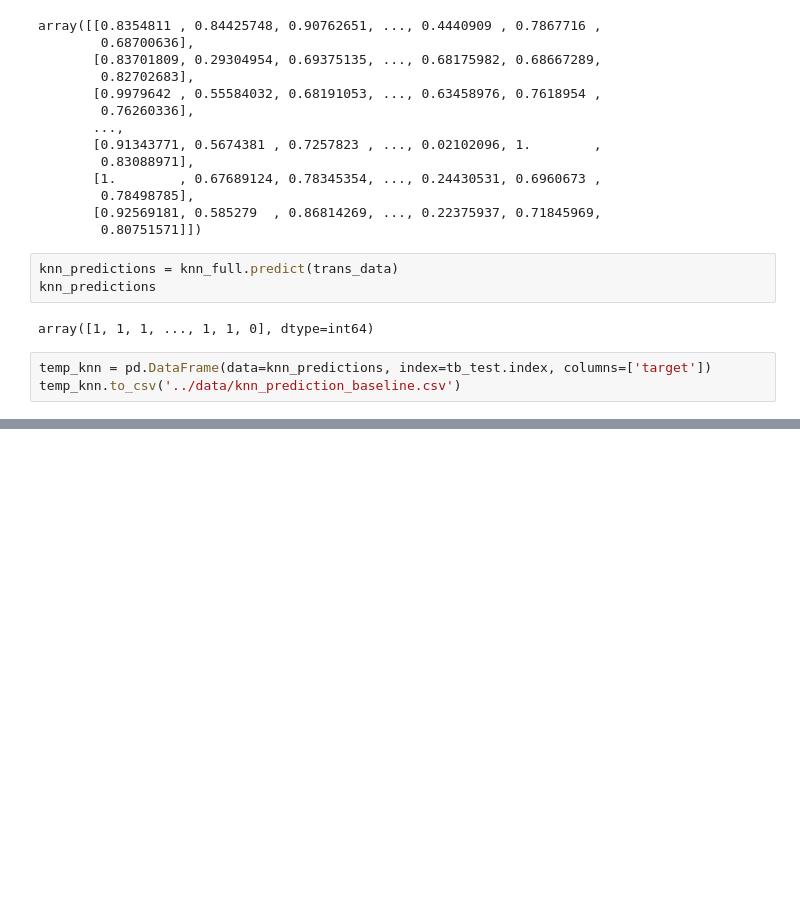
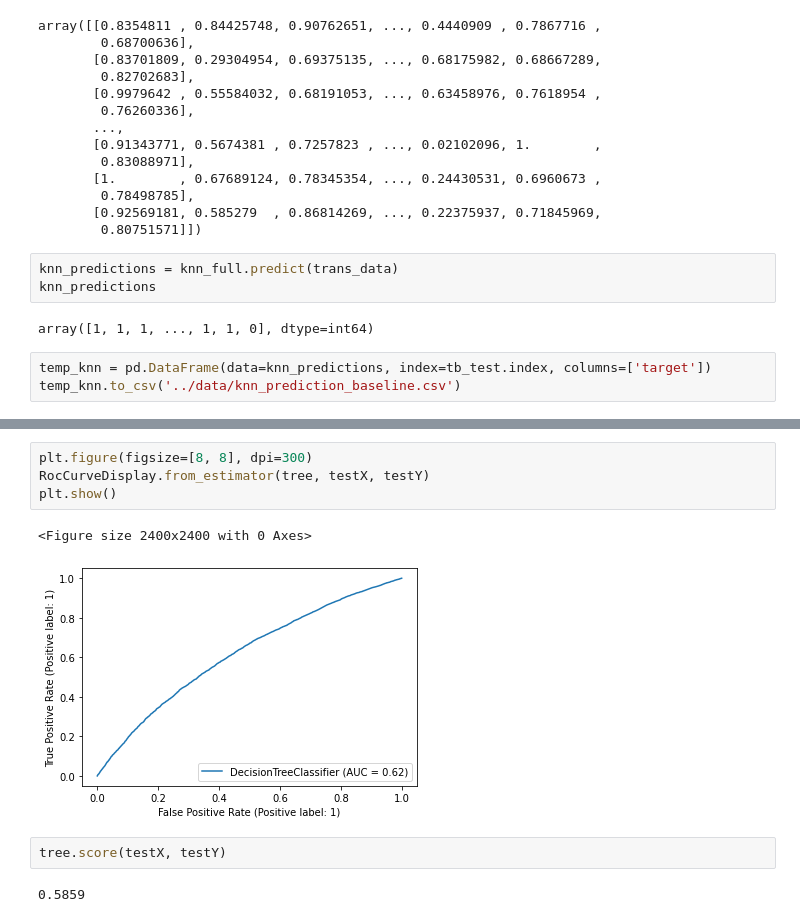
Before and after one commit to ashen007/Tabular-series-Nov-2021, a Jupyter notebook: models/baseline.ipynb, the cells around one changed output, grey strips where cells are left out. Cells and saved outputs as stored; diff of their text form; blank space fills up the shorter version.

```diff
--- a/models/baseline.ipynb
+++ b/models/baseline.ipynb
@@ -278,0 +297,11 @@ tree_scores = cross_validate(estimator=tree,
+# %%
+plt.figure(figsize=[8, 8], dpi=300)
+RocCurveDisplay.from_estimator(tree, testX, testY)
+plt.show()
+# %% [output]
+<Figure size 2400x2400 with 0 Axes>
+[figure, added]
+# %%
+tree.score(testX, testY)
+# %% [output]
+0.5859
```
Also changed, not shown: parts of 4 cells of this notebook.
